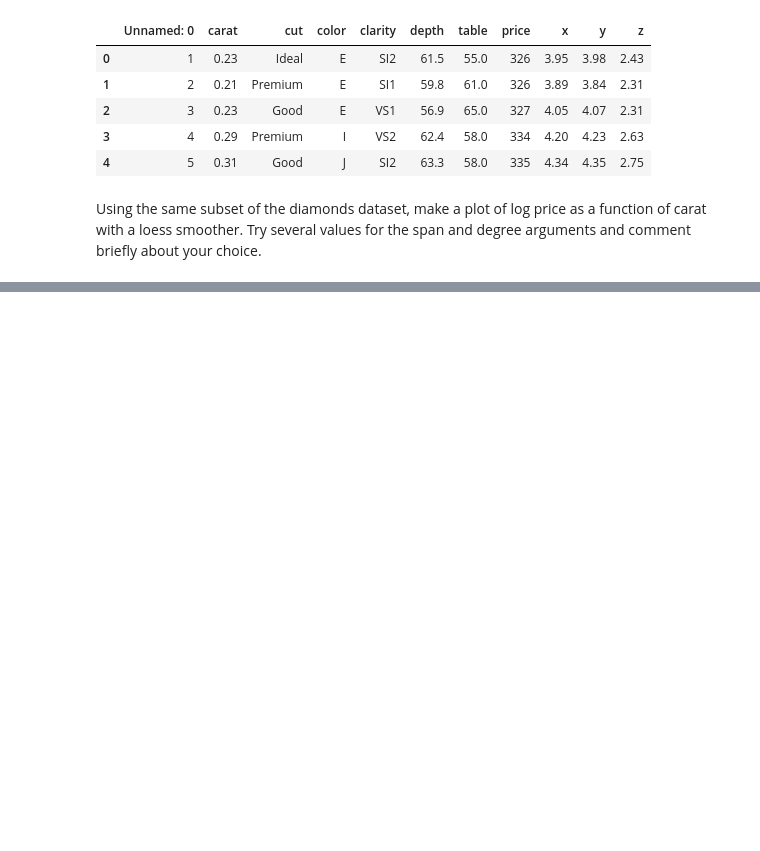
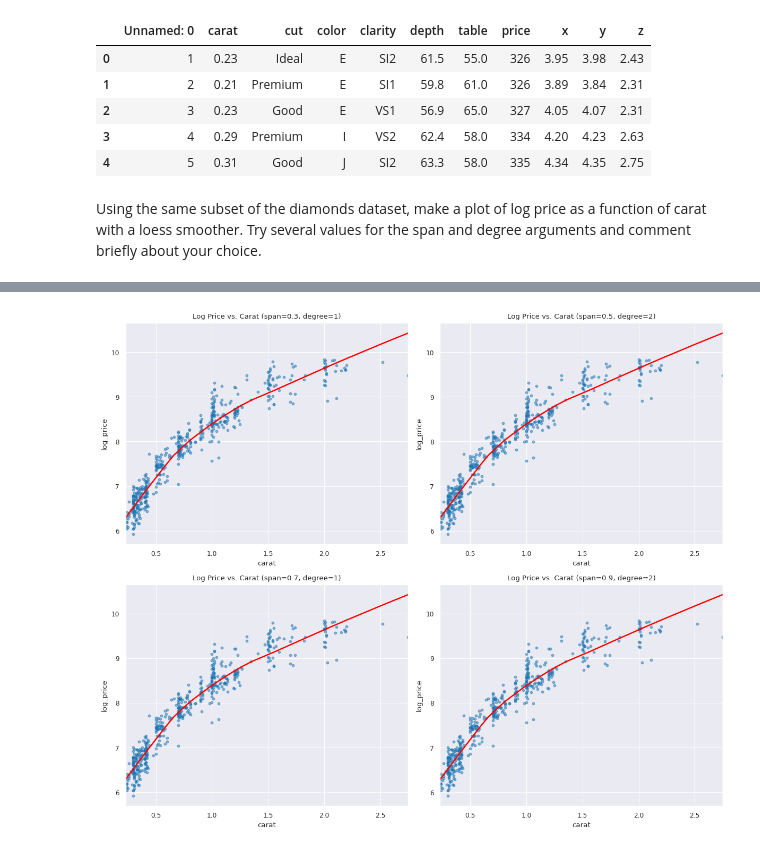
Before and after one commit to RomandRapido/DSC1105_EDA, a Jupyter notebook: FA4_Lansangan/FA4_Lansangan.ipynb, the cells around one changed output, grey strips where cells are left out. Saved outputs shown, nothing was run; the diff lists cells and outputs as text; code cells hidden in the pictures; blank space fills up the shorter version.

```diff
--- a/FA4_Lansangan/FA4_Lansangan.ipynb
+++ b/FA4_Lansangan/FA4_Lansangan.ipynb
@@ -142,0 +173,33 @@ Using the same subset of the diamonds dataset, make a plot of log price as a fun
+# %%
+# prompt: Using the same subset of the diamonds dataset, make a plot of log price as a function of carat with a loess smoother. Try several values for the span and degree arguments and comment briefly about your choice
+
+import matplotlib.pyplot as plt
+import seaborn as sns
+
+
+diamonds_subset = diamonds.sample(n=500, random_state=42)
+
+diamonds_subset['log_price'] = np.log(diamonds_subset['price'])
+
+fig, axes = plt.subplots(2, 2, figsize=(12, 10))
+spans = [0.3, 0.5, 0.7, 0.9]
+degrees = [1, 2]
+
+for i, span in enumerate(spans):
+  ax = axes[i // 2, i % 2]
+  sns.regplot(x='carat', y='log_price', data=diamonds_subset, ax=ax, lowess=True,
+              scatter_kws={'alpha':0.5, 's':10}, line_kws={'color':'red'},
+              ci=None,
+              truncate=False)
+  ax.set_title(f'Log Price vs. Carat (span={span}, degree={degrees[i%2]})')
+
+plt.tight_layout()
+plt.show()
+
+# Comment:
+# Based on these example plots, choose the span and degree that minimizes the error or variance of the residuals.
+# If span is too small (e.g., 0.3), the smoother might overfit to noise in the data.
+# If span is too large (e.g., 0.9), the smoother may smooth away crucial trends.
+# Degree=1 (linear) usually suits many situations and is less prone to overfitting compared to higher degree polynomials.
+# %% [output]
+[figure, added]
```
Also changed, not shown: parts of 10 cells of this notebook.
